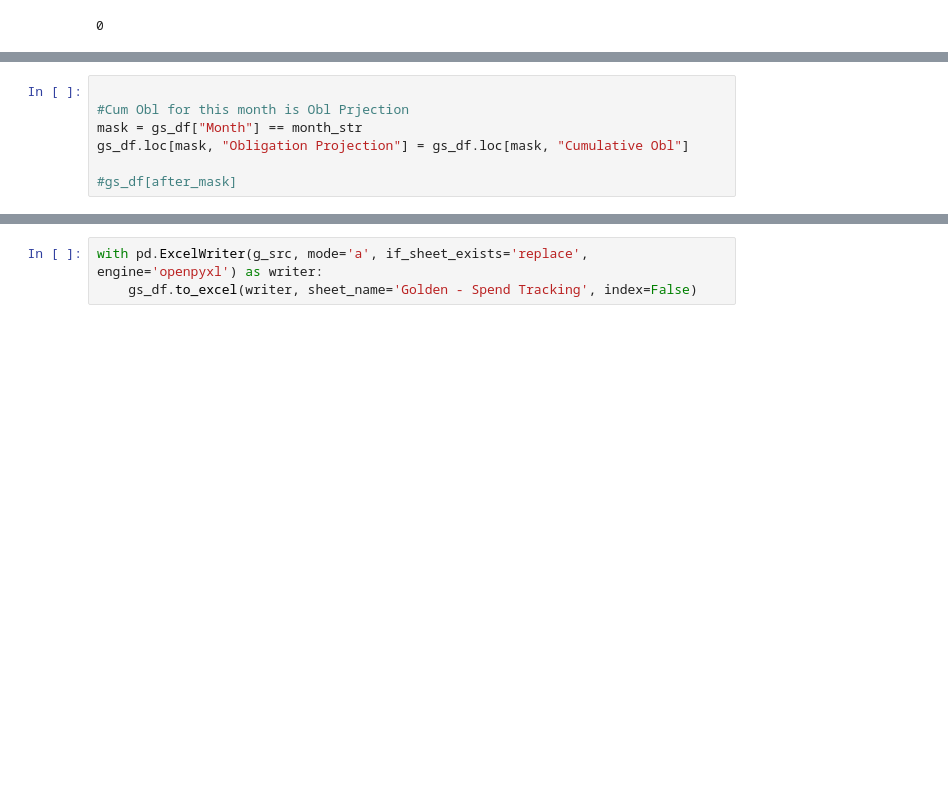
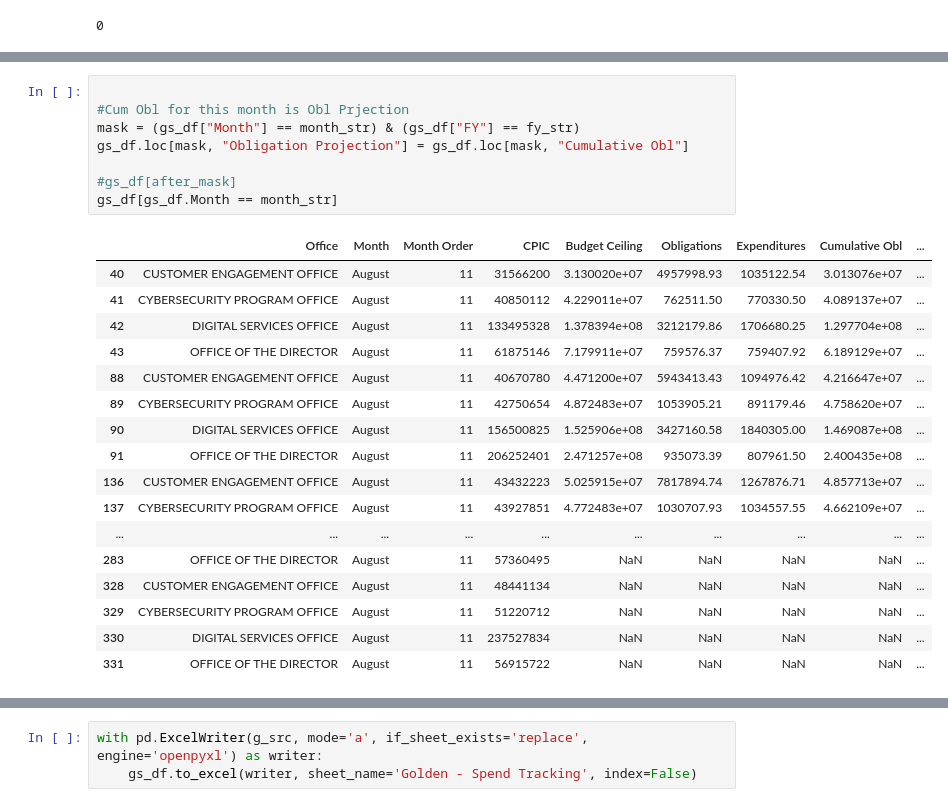
Before and after one commit to notanaccount475/analyticsscripts, a Jupyter notebook: Data Refresh.ipynb, the cells around one changed output, grey strips where cells are left out. Drawn from its saved outputs; the diff is of its cells as text; blank space fills up the shorter version.

```diff
--- a/Data Refresh.ipynb
+++ b/Data Refresh.ipynb
@@ -546,10 +622,29 @@ gs_df[after_mask]
 # %%
 
 #Cum Obl for this month is Obl Prjection
-mask = gs_df["Month"] == month_str
+mask = (gs_df["Month"] == month_str) & (gs_df["FY"] == fy_str)
 gs_df.loc[mask, "Obligation Projection"] = gs_df.loc[mask, "Cumulative Obl"]
 
 #gs_df[after_mask]
+gs_df[gs_df.Month == month_str]
+# %% [output]
+|  | Office | Month | Month Order | CPIC | Budget Ceiling | Obligations | Expenditures | Cumulative Obl | ... |
+| 40 | CUSTOMER ENGAGEMENT OFFICE | August | 11 | 31566200 | 3.130020e+07 | 4957998.93 | 1035122.54 | 3.013076e+07 | ... |
+| 41 | CYBERSECURITY PROGRAM OFFICE | August | 11 | 40850112 | 4.229011e+07 | 762511.50 | 770330.50 | 4.089137e+07 | ... |
+| 42 | DIGITAL SERVICES OFFICE | August | 11 | 133495328 | 1.378394e+08 | 3212179.86 | 1706680.25 | 1.297704e+08 | ... |
+| 43 | OFFICE OF THE DIRECTOR | August | 11 | 61875146 | 7.179911e+07 | 759576.37 | 759407.92 | 6.189129e+07 | ... |
+| 88 | CUSTOMER ENGAGEMENT OFFICE | August | 11 | 40670780 | 4.471200e+07 | 5943413.43 | 1094976.42 | 4.216647e+07 | ... |
+| 89 | CYBERSECURITY PROGRAM OFFICE | August | 11 | 42750654 | 4.872483e+07 | 1053905.21 | 891179.46 | 4.758620e+07 | ... |
+| 90 | DIGITAL SERVICES OFFICE | August | 11 | 156500825 | 1.525906e+08 | 3427160.58 | 1840305.00 | 1.469087e+08 | ... |
+| 91 | OFFICE OF THE DIRECTOR | August | 11 | 206252401 | 2.471257e+08 | 935073.39 | 807961.50 | 2.400435e+08 | ... |
+| 136 | CUSTOMER ENGAGEMENT OFFICE | August | 11 | 43432223 | 5.025915e+07 | 7817894.74 | 1267876.71 | 4.857713e+07 | ... |
+| 137 | CYBERSECURITY PROGRAM OFFICE | August | 11 | 43927851 | 4.772483e+07 | 1030707.93 | 1034557.55 | 4.662109e+07 | ... |
+| ... | ... | ... | ... | ... | ... | ... | ... | ... | ... |
+| 283 | OFFICE OF THE DIRECTOR | August | 11 | 57360495 | NaN | NaN | NaN | NaN | ... |
+| 328 | CUSTOMER ENGAGEMENT OFFICE | August | 11 | 48441134 | NaN | NaN | NaN | NaN | ... |
+| 329 | CYBERSECURITY PROGRAM OFFICE | August | 11 | 51220712 | NaN | NaN | NaN | NaN | ... |
+| 330 | DIGITAL SERVICES OFFICE | August | 11 | 237527834 | NaN | NaN | NaN | NaN | ... |
+| 331 | OFFICE OF THE DIRECTOR | August | 11 | 56915722 | NaN | NaN | NaN | NaN | ... |
 # %%
 # Sort the DataFrame
 gs_df.sort_values(by=["FY", "Office", "Month Order"], inplace=True)
```
Also changed, not shown: parts of 43 cells of this notebook.
